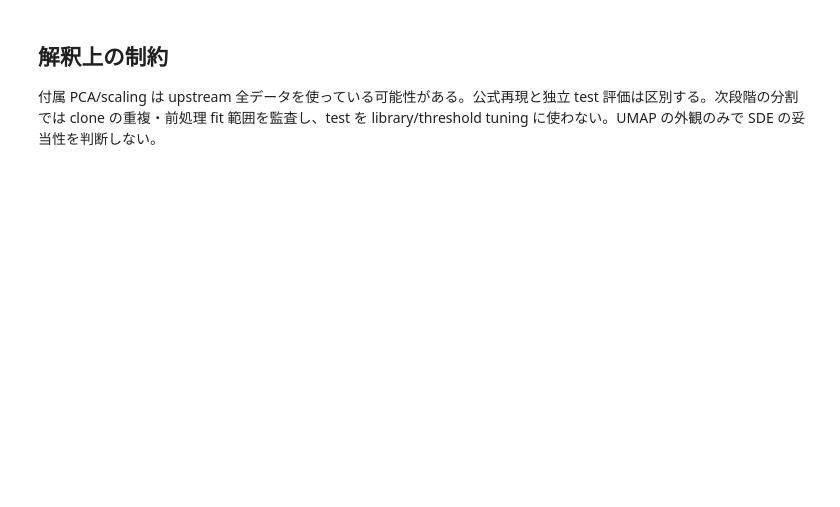
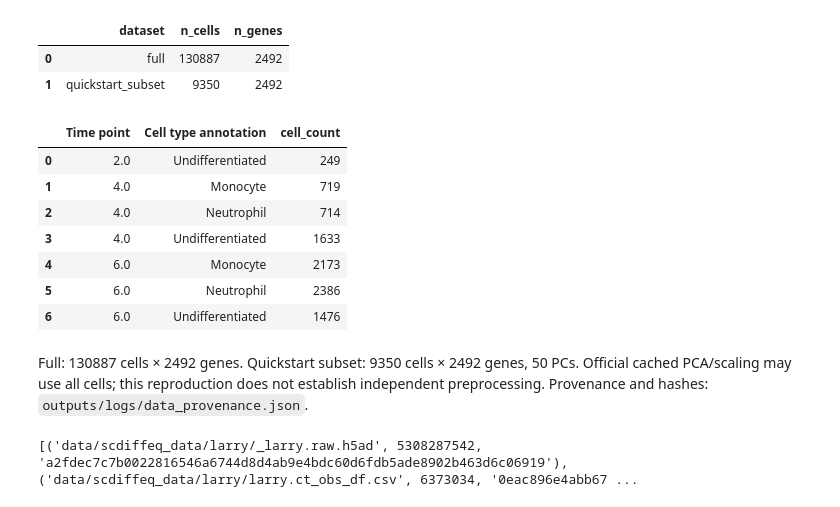
Before and after one commit to blabo25226/bio_sdemodel_practice, a Jupyter notebook: notebooks/00_data_check.ipynb, the cells around one changed output. Saved outputs shown, nothing was run; the diff lists cells and outputs as text; code cells hidden in the pictures; blank space fills up the shorter version.

```diff
--- a/notebooks/00_data_check.ipynb
+++ b/notebooks/00_data_check.ipynb
@@ -37,9 +44,17 @@ summary
 # %%
 import pandas as pd
 from IPython.display import display
-for label in ("full", "quickstart_subset"):
-    display(pd.read_csv(f"outputs/tables/{label}_time_by_class.csv"))
+display(pd.read_csv('outputs/tables/dataset_summary.csv'))
+display(pd.read_csv('outputs/tables/quickstart_subset_time_by_class.csv'))
+# %% [output]
+|  | dataset | n_cells | n_genes |
+| 0 | full | 130887 | 2492 |
+| 1 | quickstart_subset | 9350 | 2492 |
+|  | Time point | Cell type annotation | cell_count |
+| 0 | 2.0 | Undifferentiated | 249 |
+| 1 | 4.0 | Monocyte | 719 |
+| 2 | 4.0 | Neutrophil | 714 |
+| 3 | 4.0 | Undifferentiated | 1633 |
+| 4 | 6.0 | Monocyte | 2173 |
+| 5 | 6.0 | Neutrophil | 2386 |
+| 6 | 6.0 | Undifferentiated | 1476 |
-# %% [markdown]
-## 解釈上の制約
-
-付属 PCA/scaling は upstream 全データを使っている可能性がある。公式再現と独立 test 評価は区別する。次段階の分割では clone の重複・前処理 fit 範囲を監査し、test を library/threshold tuning に使わない。UMAP の外観のみで SDE の妥当性を判断しない。
@@ -55,0 +61,8 @@ Path("requirements-lock.txt").write_text(subprocess.check_output(
+# %% [markdown]
+Full: 130887 cells × 2492 genes. Quickstart subset: 9350 cells × 2492 genes, 50 PCs. Official cached PCA/scaling may use all cells; this reproduction does not establish independent preprocessing. Provenance and hashes: `outputs/logs/data_provenance.json`.
+# %%
+provenance=json.loads(Path('outputs/logs/data_provenance.json').read_text())
+print([(p['path'],p['size'],p['sha256']) for p in provenance['files']])
+del adata_ref,adata
+# %% [output]
+[('data/scdiffeq_data/larry/_larry.raw.h5ad', 5308287542, 'a2fdec7c7b0022816546a6744d8d4ab9e4bdc60d6fdb5ade8902b463d6c06919'), ('data/scdiffeq_data/larry/larry.ct_obs_df.csv', 6373034, '0eac896e4abb67 ...
```
Also changed, not shown: parts of 6 cells of this notebook, 20 other files.
